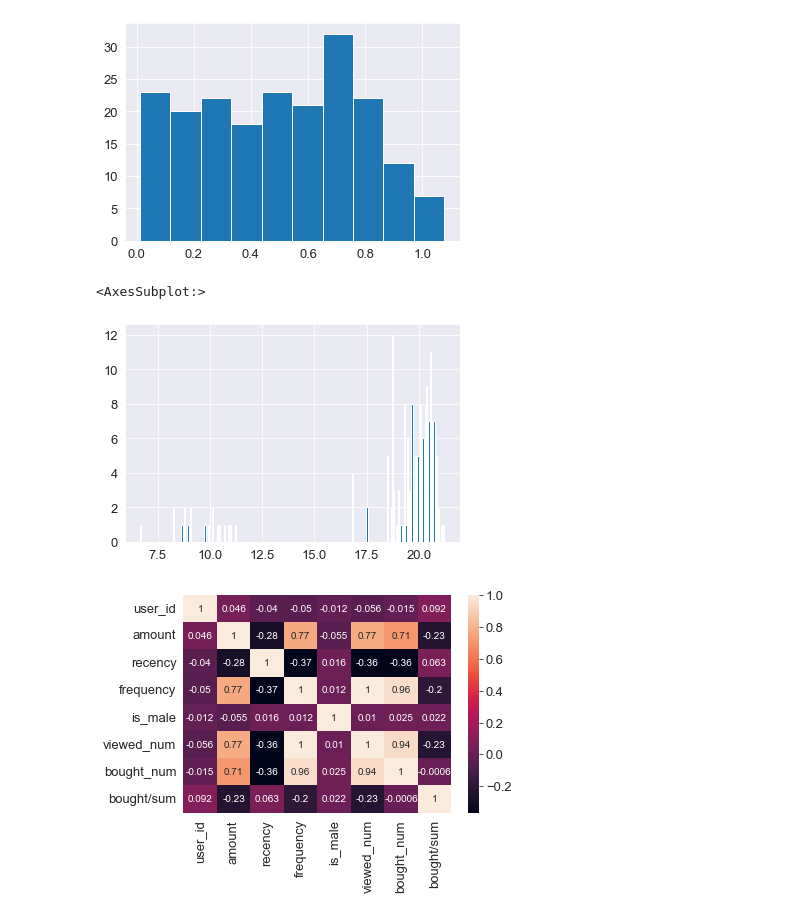
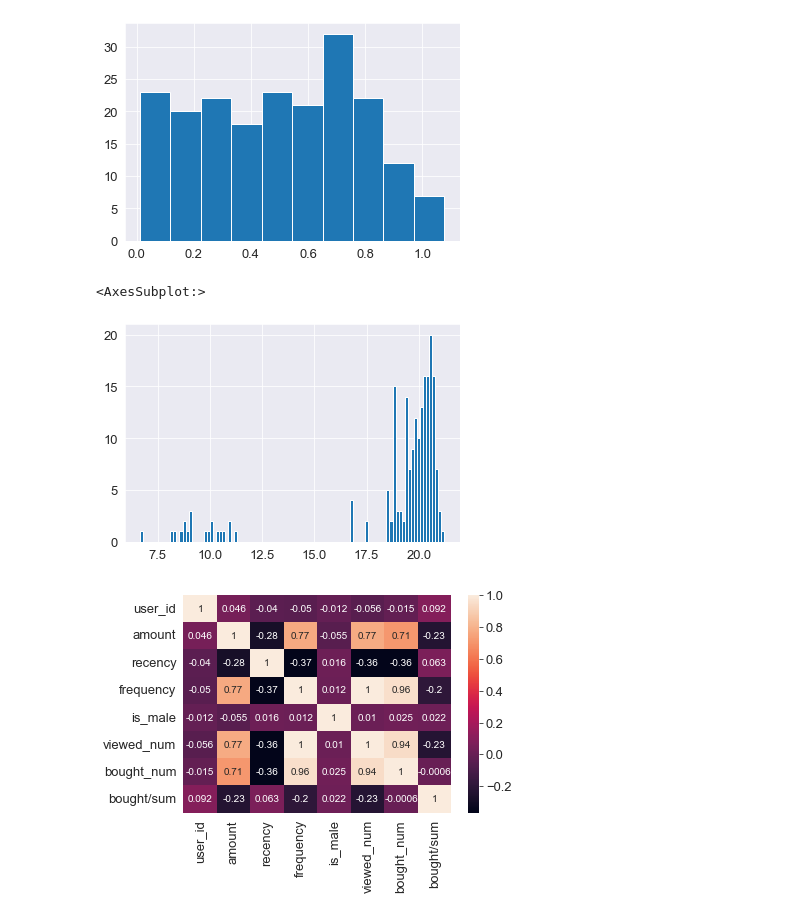
Before and after one commit to hpiotr6/Customers-Clustering, a Jupyter notebook: notebooks/preprocs.ipynb, the cells around one changed output. Cells and saved outputs as stored; diff of their text form; code cells hidden in the pictures.

```diff
--- a/notebooks/preprocs.ipynb
+++ b/notebooks/preprocs.ipynb
@@ -133,25 +188,25 @@ merged
 # %% [output]
 [figure]
 # %%
-import math
+
 customers = merged[["user_id", "price"]].groupby("user_id").sum().rename(columns={"price":"amount"}).reset_index()
 
 ref_date = merged.timestamp.max()
 ref_date = ref_date + timedelta(days=1)
 merged["days_since_last_purchase"] = ref_date - merged.timestamp
 merged["days_since_last_purchase"] = merged["days_since_last_purchase"].astype('timedelta64[D]')
 
 rec = merged.groupby("user_id").min().reset_index()[["user_id","days_since_last_purchase"]]
 customers = customers.merge(rec)
 customers.rename(columns={"days_since_last_purchase":"recency"}, inplace=True)
 # customers.recency.hist(bins=50);
 freq = merged[["user_id", "price"]].groupby("user_id").count().reset_index()
 freq.rename(columns={"price":"frequency"}, inplace=True)
 customers = customers.merge(freq)
-customers.amount.apply(math.log).hist(bins=250)
+customers.amount.apply(math.log).hist(bins=100)
 # %% [output]
 <AxesSubplot:>
-[figure, old version]
+[figure, new version]
 # %%
 usr_df["is_male"] = usr_df.name.apply(lambda name_str: int(name_str.split()[0][-1]!="a"))
 customers = customers.merge(usr_df[["user_id","is_male"]])
```
Also changed, not shown: parts of 7 cells of this notebook.
